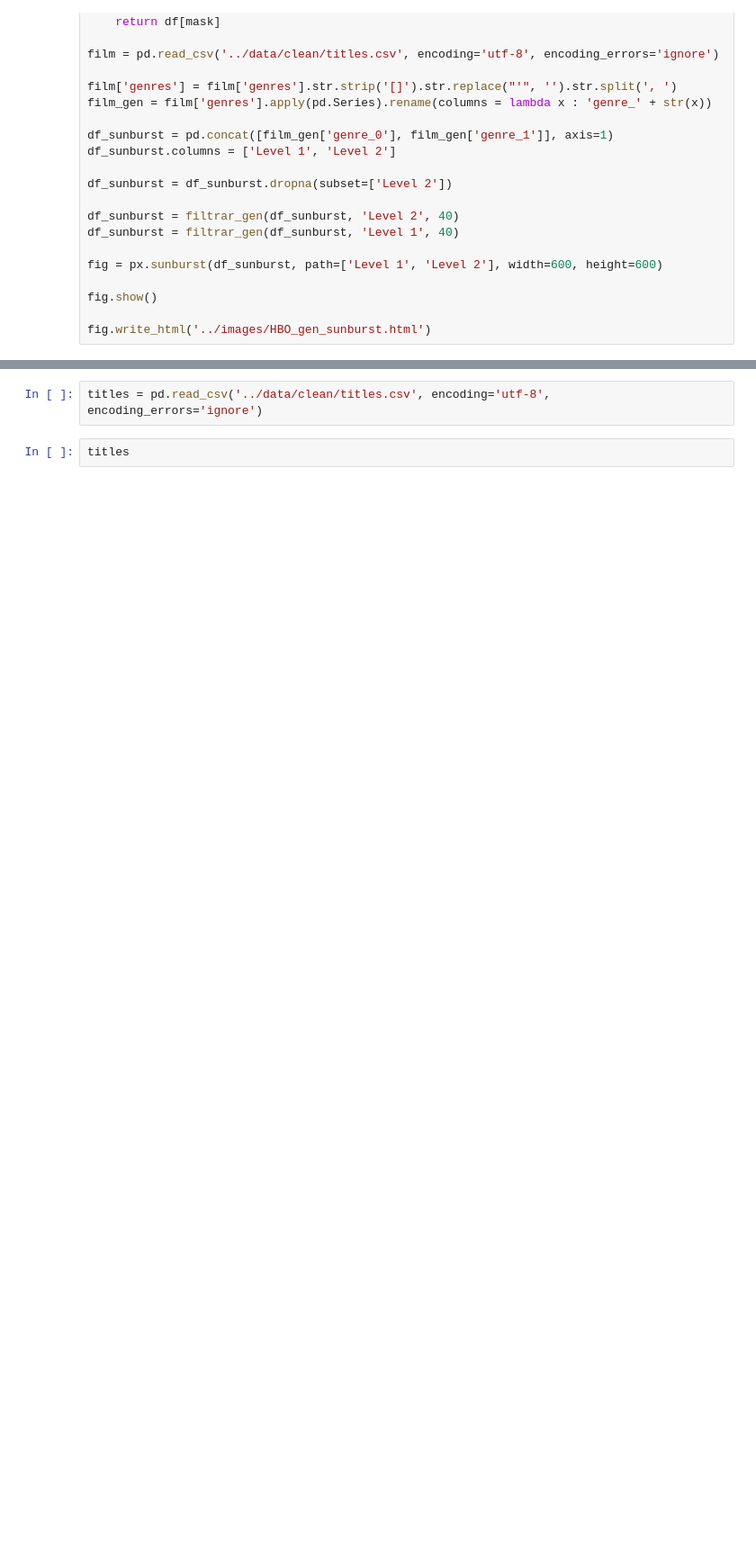
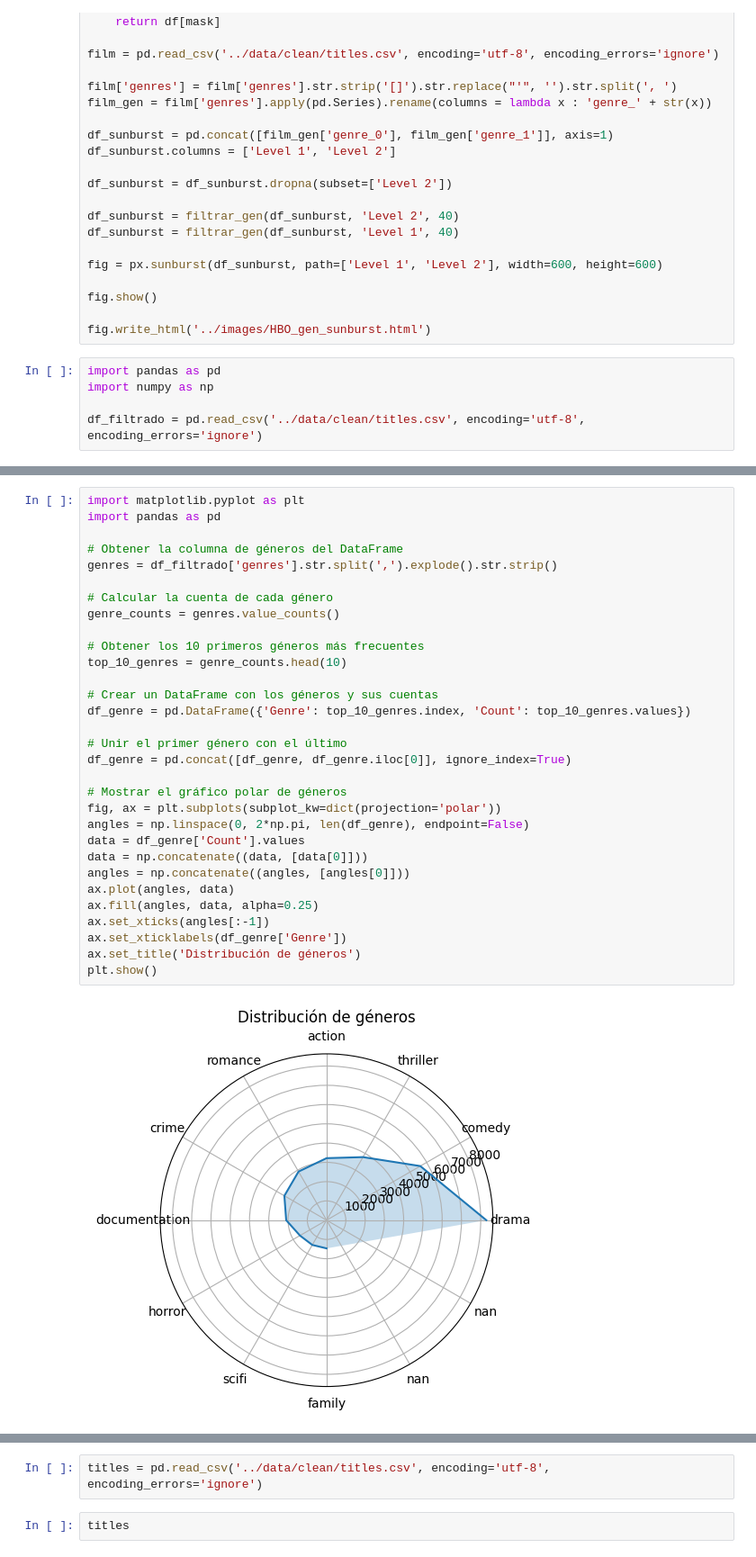
Before and after one commit to jrodrisanz/Final_project, a Jupyter notebook: src/main.ipynb, the cells around one changed output, grey strips where cells are left out. Shown at 90% size. Cells and saved outputs as stored; diff of their text form; blank space fills up the shorter version.

```diff
--- a/src/main.ipynb
+++ b/src/main.ipynb
@@ -1051,3 +1051,8 @@ fig = px.sunburst(df_sunburst, path=['Level 1', 'Level 2'], width=600, height=60
 fig.show()
 
 fig.write_html('../images/HBO_gen_sunburst.html')
+# %%
+import pandas as pd
+import numpy as np
+
+df_filtrado = pd.read_csv('../data/clean/titles.csv', encoding='utf-8', encoding_errors='ignore')
@@ -1053,0 +1075,33 @@ fig.write_html('../images/HBO_gen_sunburst.html')
+# %%
+import matplotlib.pyplot as plt
+import pandas as pd
+
+# Obtener la columna de géneros del DataFrame
+genres = df_filtrado['genres'].str.split(',').explode().str.strip()
+
+# Calcular la cuenta de cada género
+genre_counts = genres.value_counts()
+
+# Obtener los 10 primeros géneros más frecuentes
+top_10_genres = genre_counts.head(10)
+
+# Crear un DataFrame con los géneros y sus cuentas
+df_genre = pd.DataFrame({'Genre': top_10_genres.index, 'Count': top_10_genres.values})
+
+# Unir el primer género con el último
+df_genre = pd.concat([df_genre, df_genre.iloc[0]], ignore_index=True)
+
+# Mostrar el gráfico polar de géneros
+fig, ax = plt.subplots(subplot_kw=dict(projection='polar'))
+angles = np.linspace(0, 2*np.pi, len(df_genre), endpoint=False)
+data = df_genre['Count'].values
+data = np.concatenate((data, [data[0]]))
+angles = np.concatenate((angles, [angles[0]]))
+ax.plot(angles, data)
+ax.fill(angles, data, alpha=0.25)
+ax.set_xticks(angles[:-1])
+ax.set_xticklabels(df_genre['Genre'])
+ax.set_title('Distribución de géneros')
+plt.show()
+# %% [output]
+[figure, added]
```
Also changed, not shown: parts of 6 cells of this notebook, 1 other file.
